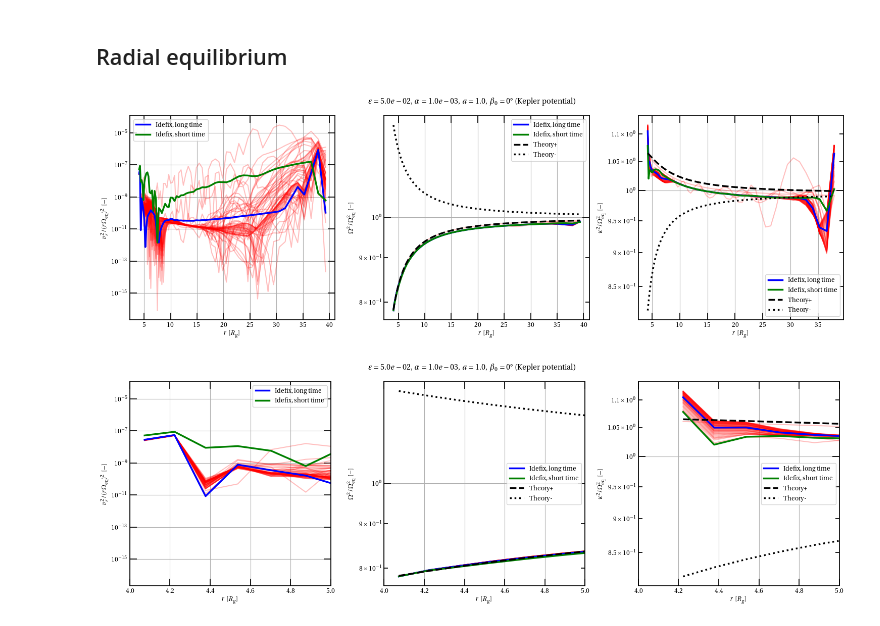
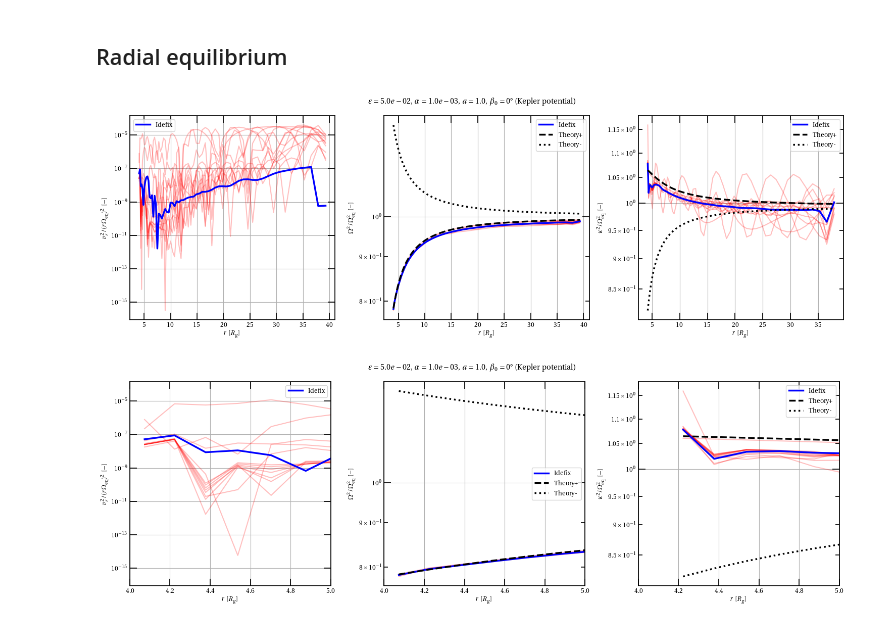
Before and after one commit to geoffreyakb/BP-PN-2D, a Jupyter notebook: postproc.ipynb, the cells around one changed output. Cells and saved outputs as stored; diff of their text form; code cells hidden in the pictures.

Commit message:
shorter exec time postproc

```diff
--- a/postproc.ipynb
+++ b/postproc.ipynb
@@ -129,14 +129,14 @@ v_r_mean = np.mean(v_r_PLOT, axis=0)
 omega_mean = np.mean(omega_PLOT, axis=0)
 kappa2_mean = np.mean(kappa2_PLOT, axis=0)
 
-n_orbit_short = 0
-if gravity == "Kepler":
-    n_orbit_short = int(np.where(t >= 64)[0][0] * n_vtk / n_average)
-elif gravity == "Einstein":
-    n_orbit_short = int(np.where(t >= 101)[0][0] * n_vtk / n_average)
-v_r_mean_short = np.mean(v_r_PLOT[:n_orbit_short], axis=0)
-omega_mean_short = np.mean(omega_PLOT[:n_orbit_short], axis=0)
-kappa2_mean_short = np.mean(kappa2_PLOT[:n_orbit_short], axis=0)
+# n_orbit_short = 0
+# if gravity == "Kepler":
+#     n_orbit_short = int(np.where(t >= 64)[0][0] * n_vtk / n_average)
+# elif gravity == "Einstein":
+#     n_orbit_short = int(np.where(t >= 101)[0][0] * n_vtk / n_average)
+# v_r_mean_short = np.mean(v_r_PLOT[:n_orbit_short], axis=0)
+# omega_mean_short = np.mean(omega_PLOT[:n_orbit_short], axis=0)
+# kappa2_mean_short = np.mean(kappa2_PLOT[:n_orbit_short], axis=0)
 
 if gravity == "Kepler":
     omega_K = KEPLER(r)
@@ -149,10 +149,10 @@ fig, axs = plt.subplots(1, 3, figsize=(15, 5))
 
 ax = axs[0]
 for i in range(n_vtk):
-    if i%25 == 0:
+    if i%5 == 0:
         ax.plot(r, v_r_PLOT[i,:]**2/(r*omega_K)**2, color="red", alpha=0.25)
-ax.plot(r, v_r_mean**2/(r*omega_K)**2, color="blue", label=r"Idefix, long time", linewidth=2.5)
-ax.plot(r, v_r_mean_short**2/(r*omega_K)**2, color="green", label=r"Idefix, short time", linewidth=2.5)
+ax.plot(r, v_r_mean**2/(r*omega_K)**2, color="blue", label=r"Idefix", linewidth=2.5)
+# ax.plot(r, v_r_mean_short**2/(r*omega_K)**2, color="green", label=r"Idefix, short time", linewidth=2.5)
 ax.set_xlabel(r"$r$ [$R_g$]")
 ax.set_yscale("log")
 ax.set_ylabel("$v_r^2/(r\Omega_\mathrm{eq})^2$ $[-]$")
@@ -166,10 +166,10 @@ ax.legend()
 
 ax = axs[1]
 for i in range(n_vtk):
-    if i%25 == 0:
+    if i%5 == 0:
         ax.plot(r, omega_PLOT[i,:]**2/omega_K**2, color="red", alpha=0.25)
-ax.plot(r, omega_mean**2/omega_K**2, color="blue", label=r"Idefix, long time", linewidth=2.5)
-ax.plot(r, omega_mean_short**2/omega_K**2, color="green", label=r"Idefix, short time", linewidth=2.5)
+ax.plot(r, omega_mean**2/omega_K**2, color="blue", label=r"Idefix", linewidth=2.5)
+# ax.plot(r, omega_mean_short**2/omega_K**2, color="green", label=r"Idefix, short time", linewidth=2.5)
 ax.plot(r, omega_th_p**2/omega_K**2, color="black", linestyle="dashed", label=r"Theory+", linewidth=2.5)
 ax.plot(r, omega_th_m**2/omega_K**2, color="black", linestyle="dotted", label=r"Theory-", linewidth=2.5)
 ax.set_xlabel(r"$r$ [$R_g$]")
@@ -185,10 +185,10 @@ ax.legend()
 
 ax = axs[2]
 for i in range(n_vtk):
-    if i%25 == 0:
+    if i%5 == 0:
         ax.plot(r[1:-1], kappa2_PLOT[i,1:-1]/omega_K[1:-1]**2, color="red", alpha=0.25)
-ax.plot(r[1:-1], kappa2_mean[1:-1]/omega_K[1:-1]**2, color="blue", label=r"Idefix, long time", linewidth=2.5)
-ax.plot(r[1:-1], kappa2_mean_short[1:-1]/omega_K[1:-1]**2, color="green", label=r"Idefix, short time", linewidth=2.5)
+ax.plot(r[1:-1], kappa2_mean[1:-1]/omega_K[1:-1]**2, color="blue", label=r"Idefix", linewidth=2.5)
+# ax.plot(r[1:-1], kappa2_mean_short[1:-1]/omega_K[1:-1]**2, color="green", label=r"Idefix, short time", linewidth=2.5)
 ax.plot(r[1:-1], kappa2_th_p[1:-1]/omega_K[1:-1]**2, color="black", linestyle="dashed", label=r"Theory+", linewidth=2.5)
 ax.plot(r[1:-1], kappa2_th_m[1:-1]/omega_K[1:-1]**2, color="black", linestyle="dotted", label=r"Theory-", linewidth=2.5)
 ax.set_xlabel(r"$r$ [$R_g$]")
@@ -212,10 +212,10 @@ fig, axs = plt.subplots(1, 3, figsize=(15, 5))
 
 ax = axs[0]
 for i in range(n_vtk):
-    if i%25 == 0:
+    if i%5 == 0:
         ax.plot(r, v_r_PLOT[i,:]**2/(r*omega_K)**2, color="red", alpha=0.25)
-ax.plot(r, v_r_mean**2/(r*omega_K)**2, color="blue", label=r"Idefix, long time", linewidth=2.5)
-ax.plot(r, v_r_mean_short**2/(r*omega_K)**2, color="green", label=r"Idefix, short time", linewidth=2.5)
+ax.plot(r, v_r_mean**2/(r*omega_K)**2, color="blue", label=r"Idefix", linewidth=2.5)
+# ax.plot(r, v_r_mean_short**2/(r*omega_K)**2, color="green", label=r"Idefix, short time", linewidth=2.5)
 ax.set_xlim((4, 5))
 ax.set_xlabel(r"$r$ [$R_g$]")
 ax.set_yscale("log")
@@ -230,10 +230,10 @@ ax.legend()
 
 ax = axs[1]
 for i in range(n_vtk):
-    if i%25 == 0:
+    if i%5 == 0:
         ax.plot(r, omega_PLOT[i,:]**2/omega_K**2, color="red", alpha=0.25)
-ax.plot(r, omega_mean**2/omega_K**2, color="blue", label=r"Idefix, long time", linewidth=2.5)
-ax.plot(r, omega_mean_short**2/omega_K**2, color="green", label=r"Idefix, short time", linewidth=2.5)
+ax.plot(r, omega_mean**2/omega_K**2, color="blue", label=r"Idefix", linewidth=2.5)
+# ax.plot(r, omega_mean_short**2/omega_K**2, color="green", label=r"Idefix, short time", linewidth=2.5)
 ax.plot(r, omega_th_p**2/omega_K**2, color="black", linestyle="dashed", label=r"Theory+", linewidth=2.5)
 ax.plot(r, omega_th_m**2/omega_K**2, color="black", linestyle="dotted", label=r"Theory-", linewidth=2.5)
 ax.set_xlim((4, 5))
@@ -244,35 +244,35 @@ ax.tick_params(axis='y', which='both', direction='in', right=True, width=w, leng
 ax.tick_params(axis='x', which='both', direction='in', top=True, width=w, length=l)
 ax.tick_params(axis='y', which='minor', length=l_log, width=w)
 for spine in ax.spines.values():
         spine.set_linewidth(w)
 ax.grid()
 ax.legend()
 
 ax = axs[2]
 for i in range(n_vtk):
-    if i%25 == 0:
+    if i%5 == 0:
         ax.plot(r[1:-1], kappa2_PLOT[i,1:-1]/omega_K[1:-1]**2, color="red", alpha=0.25)
-ax.plot(r[1:-1], kappa2_mean[1:-1]/omega_K[1:-1]**2, color="blue", label=r"Idefix, long time", linewidth=2.5)
-ax.plot(r[1:-1], kappa2_mean_short[1:-1]/omega_K[1:-1]**2, color="green", label=r"Idefix, short time", linewidth=2.5)
+ax.plot(r[1:-1], kappa2_mean[1:-1]/omega_K[1:-1]**2, color="blue", label=r"Idefix", linewidth=2.5)
+# ax.plot(r[1:-1], kappa2_mean_short[1:-1]/omega_K[1:-1]**2, color="green", label=r"Idefix, short time", linewidth=2.5)
 ax.plot(r[1:-1], kappa2_th_p[1:-1]/omega_K[1:-1]**2, color="black", linestyle="dashed", label=r"Theory+", linewidth=2.5)
 ax.plot(r[1:-1], kappa2_th_m[1:-1]/omega_K[1:-1]**2, color="black", linestyle="dotted", label=r"Theory-", linewidth=2.5)
 ax.set_xlim((4, 5))
 ax.set_xlabel(r"$r$ [$R_g$]")
 ax.set_yscale("log")
 ax.set_ylabel(r"$\kappa^2/\Omega_\mathrm{eq}^2$ $[-]$")
 ax.tick_params(axis='y', which='both', direction='in', right=True, width=w, length=l)
 ax.tick_params(axis='x', which='both', direction='in', top=True, width=w, length=l)
 ax.tick_params(axis='y', which='minor', length=l_log, width=w)
 for spine in ax.spines.values():
         spine.set_linewidth(w)
 ax.grid()
 ax.legend()
 
 fig.suptitle(rf"$\varepsilon = {epsilon:.1e}$, $\alpha = {alpha:.1e}$, $a = {spin:0.1f}$, $\beta_0 = {beta_0*180/np.pi:.0f}$° ({gravity} potential)")
 fig.tight_layout()
 plt.savefig(f"./plots/equilibrium-zoom.pdf", bbox_inches='tight')
 plt.show()
 plt.close()
 # %% [output]
-[figure, old version]
+[figure, new version]
-[figure, old version]
+[figure, new version]
```
Also changed, not shown: 1 other file.
